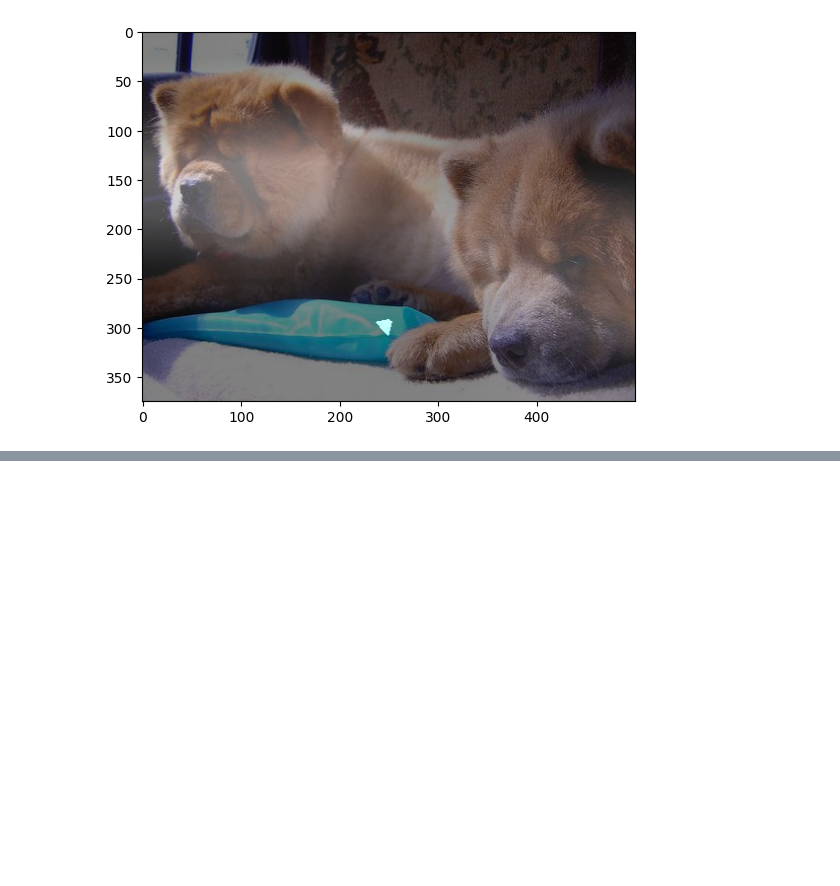
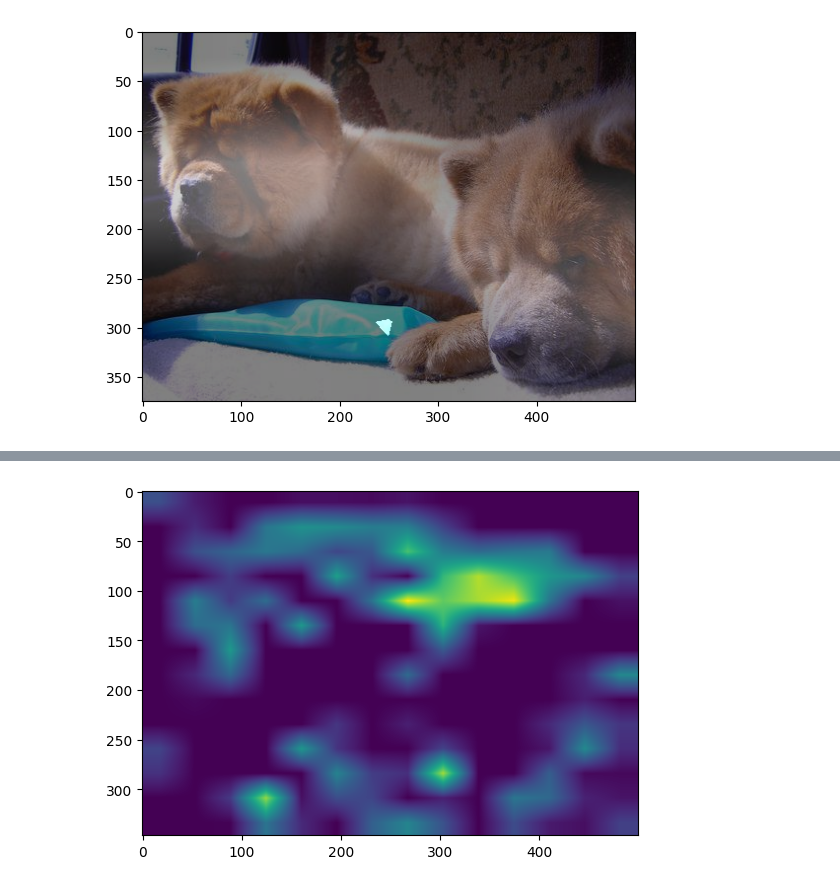
Before and after one commit to L3earl/aiffel, a Jupyter notebook: 0704_GOINGDEEPER_03/study.ipynb, the cells around one changed output, grey strips where cells are left out. Cells and saved outputs as stored; diff of their text form; code cells hidden in the pictures; blank space fills up the shorter version.

```diff
--- a/0704_GOINGDEEPER_03/study.ipynb
+++ b/0704_GOINGDEEPER_03/study.ipynb
@@ -259,0 +309,6 @@ plt.show()
+# %%
+grad_cam_image = generate_grad_cam(cam_model, 'conv4_block3_out', item)
+plt.imshow(grad_cam_image)
+plt.show()
+# %% [output]
+[figure, added]
```
Also changed, not shown: parts of 29 cells of this notebook, 1 other file.
